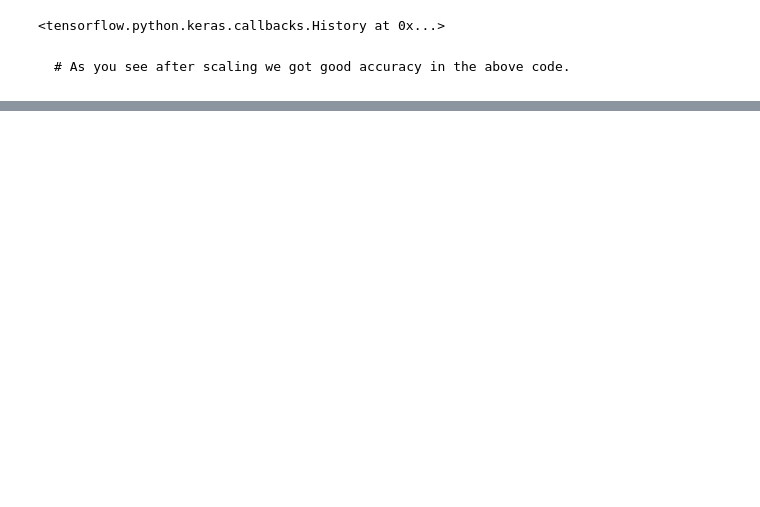
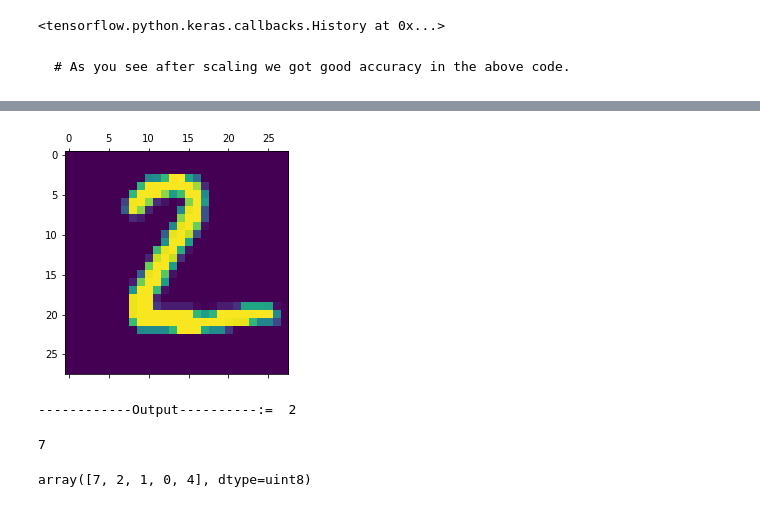
Before and after one commit to srujanperam/dl_1, a Jupyter notebook: notebooks/DL_withscaling_1.ipynb, the cells around one changed output, grey strips where cells are left out. Saved outputs shown, nothing was run; the diff lists cells and outputs as text; code cells hidden in the pictures; blank space fills up the shorter version.

```diff
--- a/notebooks/DL_withscaling_1.ipynb
+++ b/notebooks/DL_withscaling_1.ipynb
@@ -126,0 +173,7 @@ Epoch 5/5
+# %%
+plt.matshow(X_test[1])
+plt.show()
+print("------------Output----------:= ", np.argmax(y_predict[1]))
+# %% [output]
+[figure, added]
+------------Output----------:=  2
@@ -126,0 +182,8 @@ Epoch 5/5
+# %%
+np.argmax(y_predict[0])
+# %% [output]
+7
+# %%
+y_test[0:5]
+# %% [output]
+array([7, 2, 1, 0, 4], dtype=uint8)
```
Also changed, not shown: parts of 24 cells of this notebook.
